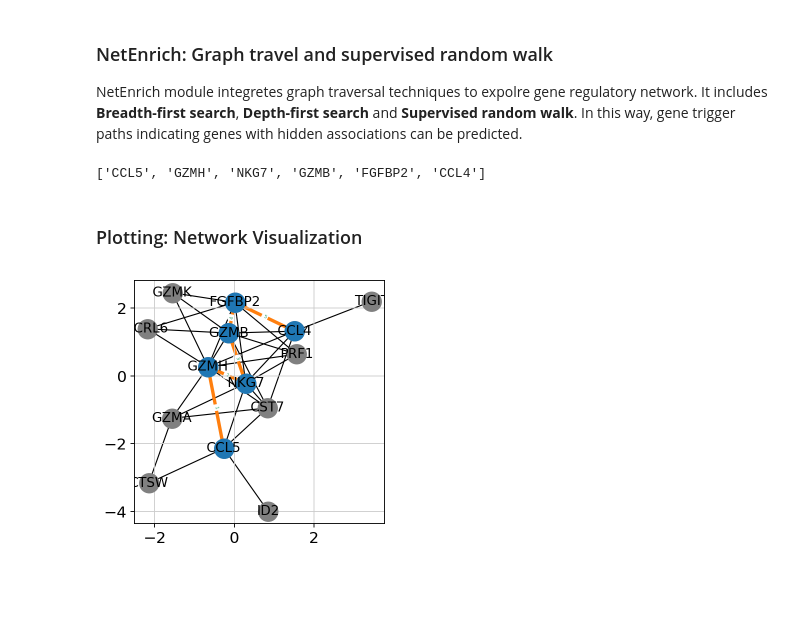
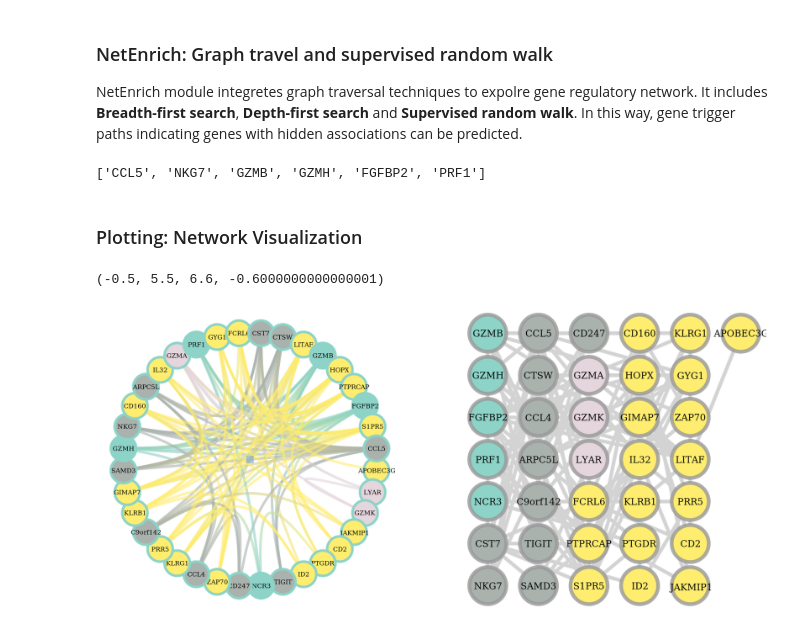
Before and after one commit to MingBit/PySCNet, a Jupyter notebook: tutorial/pyscnet_scanpy.ipynb, the cells around one changed output. Saved outputs shown, nothing was run; the diff lists cells and outputs as text; code cells hidden in the pictures; blank space fills up the shorter version.

```diff
--- a/tutorial/pyscnet_scanpy.ipynb
+++ b/tutorial/pyscnet_scanpy.ipynb
@@ -104,4 +98,11 @@ scanpy_gne = gdocker.rundocker(scanpy_gne.deepcopy, method='CORR',
-# %%
-scanpy_gne = gdocker.rundocker(scanpy_gne.deepcopy, method='GRNBOOST2',
-                               feature=Features, cell_clusterid='CD8 T',
-                                select_by='leiden')
+# %%
+
+methods_list = ['phase_synchrony', 'GENIE3', 'PIDC', 'GRNBOOST2']
+
+for method in methods_list:
+    if method in ['window_rolling', 'phase_synchrony']:
+        scanpy_gne = bn.get_synchrony(scanpy_gne.deepcopy, method=method,
+                                      feature=Features, cell_clusterid='NK', select_by='leiden')
+    else:
+        scanpy_gne = bn.rundocker(scanpy_gne.deepcopy, method=method,
+                                      feature=Features, cell_clusterid='NK', select_by='leiden', directed=False)
@@ -123,7 +129,10 @@ Given consensus prediction, top *k* edges are selected for building gene graph.
 # %%
 #find consensus links based on ensemble classification
-scanpy_gne = gt.find_consensus_graph(scanpy_gne, method='ensemble', threshold=2)
+scanpy_gne = ne.find_consensus_graph(scanpy_gne, method='intersection', toprank=3320,
+                                     link_key=['GENIE3_links', 'PIDC_links', 'GRNBOOST2_links', 'phase_synchrony_links'])
 
 #build graph for consensus links
-scanpy_gne = gdocker.buildnet(scanpy_gne, key_links='consensus')
+scanpy_gne = ne.buildnet(scanpy_gne, key_links='consensus_links')
+
+len(scanpy_gne.NetAttrs['graph'].nodes)
 # %% [output]
@@ -132,9 +142,12 @@ graph added into NetAttrs
 # %%
 #For consensus graph, gene importance can be via node centrality
-scanpy_gne = gt.get_centrality(scanpy_gne)
+scanpy_gne = ne.get_centrality(scanpy_gne)
 
 #gene module detected by louvain clustering
-scanpy_gne = gt.detect_community(scanpy_gne)
+scanpy_gne = ne.detect_community(scanpy_gne)
+
+#save as
+scanpy_gne.save_as('/home/mwu/Desktop/CD8_gne.pk')
 # %% [output]
 node centralities added into NetAttrs.
 gene communities added into NetAttrs
@@ -146,8 +159,8 @@ path = gt.graph_traveral(scanpy_gne.NetAttrs['graph'], start='CCL5', threshold=5
 # %%
-random_path = gt.random_walk(scanpy_gne, start='CCL5', supervisedby='pageRank', steps=5)
+random_path = ne.self_guide_walk(scanpy_gne, start='CCL5', supervisedby='pageRank', steps=5)
 random_path
 # %% [output]
-['CCL5', 'GZMH', 'NKG7', 'GZMB', 'FGFBP2', 'CCL4']
+['CCL5', 'NKG7', 'GZMB', 'GZMH', 'FGFBP2', 'PRF1']
 # %% [markdown]
 ### Plotting: Network Visualization
 # %%
@@ -155,5 +168,13 @@ random_path
-# %%
-sn.static_netShow(scanpy_gne, filename ='result/test.pdf', link_key = 'consensus',
-                  random_path=random_path, path_highlight=True)
-# %% [output]
-[figure, removed]
+# %%
+from pyscnet.Plotting import net_plot as npl
+import matplotlib.pyplot as plt
+plt.switch_backend("cairo")
+fig, ax = plt.subplots(1, 2, figsize=(40, 18))
+# npl.net_matrix_plot(stream_gne, output_size=(500, 500), vertex_text_position=-2, vertex_font_size=5)
+pl.net_hierarchy_plot(scanpy_gne, vertex_text_position=-2, vertex_size=0.2,  vertex_font_size=0.05, mplfig=ax[0])
+pl.net_matrix_plot(scanpy_gne, vertex_text_position=-2, vertex_size=0.8,  vertex_font_size=0.2, mplfig=ax[1])
+ax[0].axis('off')
+ax[1].axis('off')
+# %% [output]
+(-0.5, 5.5, 6.6, -0.6000000000000001)
+[figure, added]
```
Also changed, not shown: parts of 26 cells of this notebook, 9 other files.
